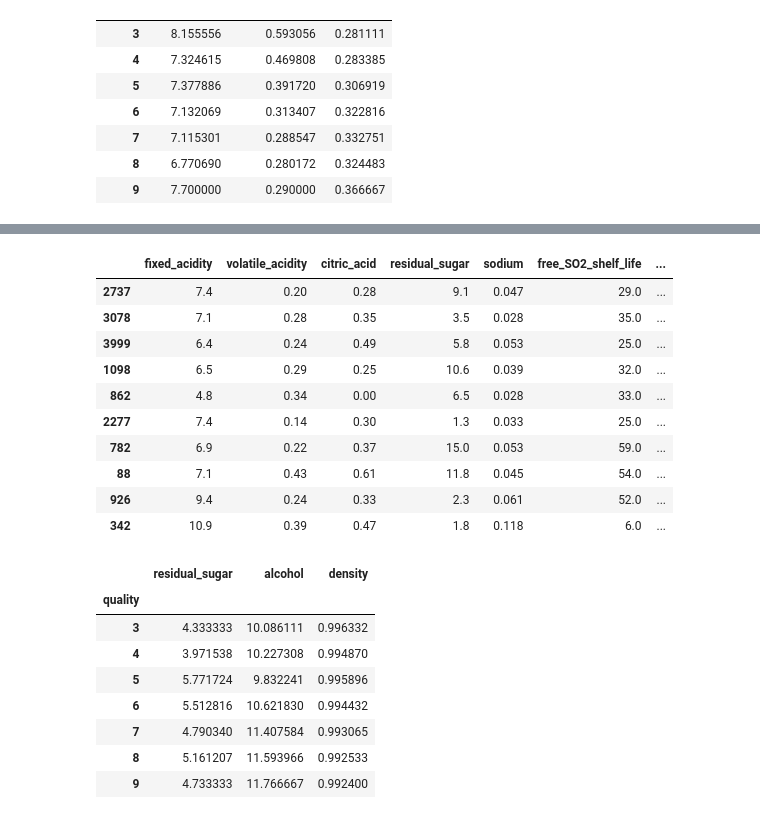
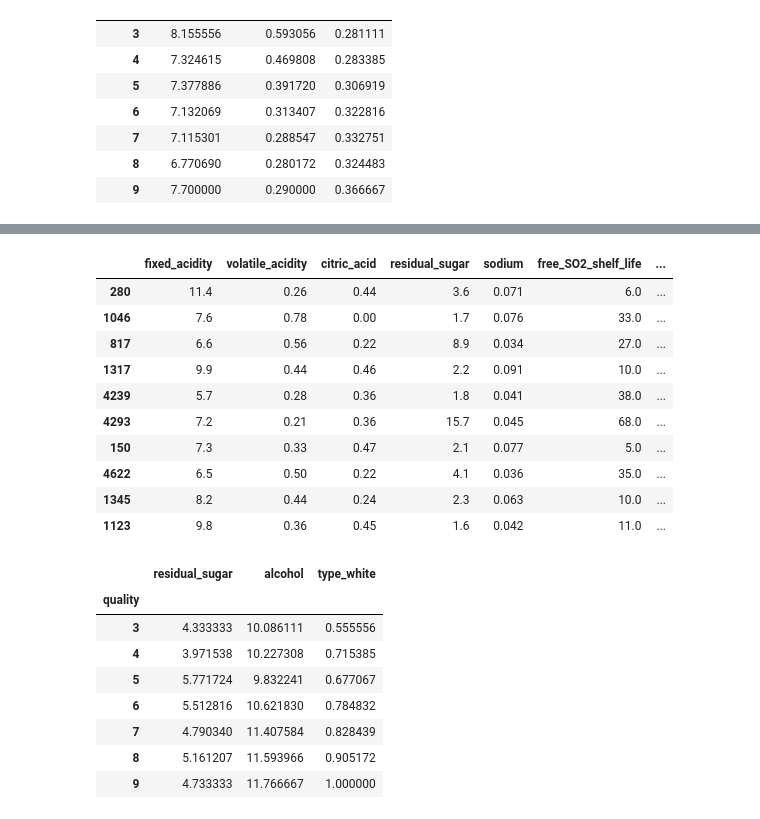
Before and after one commit to OKPTaylor/wine-quality-predictor, a Jupyter notebook: explore_ali.ipynb, the cells around one changed output, grey strips where cells are left out. Saved outputs shown, nothing was run; the diff lists cells and outputs as text; code cells hidden in the pictures.

```diff
--- a/explore_ali.ipynb
+++ b/explore_ali.ipynb
@@ -354,7 +389,7 @@ X_train_scaled.head()
 # make and fit the kmeans thing
 # make
 
-kmeans = KMeans(n_clusters=3, random_state=123)
+kmeans = KMeans(n_clusters=2, random_state=123)
 
 # fit on X
 kmeans.fit(X_train_scaled[['fixed_acidity', 'volatile_acidity','citric_acid']])
@@ -428,13 +473,13 @@ X_train_scaled.head()
 # make and fit the kmeans thing
 # make
 
-kmeans = KMeans(n_clusters=3, random_state=123)
+kmeans = KMeans(n_clusters=2, random_state=123)
 
 # fit on X
-kmeans.fit(X_train_scaled[['residual_sugar', 'alcohol','density']])
+kmeans.fit(X_train_scaled[['residual_sugar', 'alcohol','type_white']])
 
 # use on X
-pred_set_2 = kmeans.predict(X_train_scaled[['residual_sugar', 'alcohol','density']])
+pred_set_2 = kmeans.predict(X_train_scaled[['residual_sugar', 'alcohol','type_white']])
 # %%
 # add cluster prediction back onto X_train and X_train_scaled dataframe
 
@@ -444,26 +489,26 @@ X_train_scaled['cluster_set_2'] = pred_set_2
 X_train.sample(10)
 # %% [output]
 |  | fixed_acidity | volatile_acidity | citric_acid | residual_sugar | sodium | free_SO2_shelf_life | ... |
-| 2737 | 7.4 | 0.20 | 0.28 | 9.1 | 0.047 | 29.0 | ... |
-| 3078 | 7.1 | 0.28 | 0.35 | 3.5 | 0.028 | 35.0 | ... |
-| 3999 | 6.4 | 0.24 | 0.49 | 5.8 | 0.053 | 25.0 | ... |
-| 1098 | 6.5 | 0.29 | 0.25 | 10.6 | 0.039 | 32.0 | ... |
-| 862 | 4.8 | 0.34 | 0.00 | 6.5 | 0.028 | 33.0 | ... |
-| 2277 | 7.4 | 0.14 | 0.30 | 1.3 | 0.033 | 25.0 | ... |
-| 782 | 6.9 | 0.22 | 0.37 | 15.0 | 0.053 | 59.0 | ... |
-| 88 | 7.1 | 0.43 | 0.61 | 11.8 | 0.045 | 54.0 | ... |
-| 926 | 9.4 | 0.24 | 0.33 | 2.3 | 0.061 | 52.0 | ... |
-| 342 | 10.9 | 0.39 | 0.47 | 1.8 | 0.118 | 6.0 | ... |
+| 280 | 11.4 | 0.26 | 0.44 | 3.6 | 0.071 | 6.0 | ... |
+| 1046 | 7.6 | 0.78 | 0.00 | 1.7 | 0.076 | 33.0 | ... |
+| 817 | 6.6 | 0.56 | 0.22 | 8.9 | 0.034 | 27.0 | ... |
+| 1317 | 9.9 | 0.44 | 0.46 | 2.2 | 0.091 | 10.0 | ... |
+| 4239 | 5.7 | 0.28 | 0.36 | 1.8 | 0.041 | 38.0 | ... |
+| 4293 | 7.2 | 0.21 | 0.36 | 15.7 | 0.045 | 68.0 | ... |
+| 150 | 7.3 | 0.33 | 0.47 | 2.1 | 0.077 | 5.0 | ... |
+| 4622 | 6.5 | 0.50 | 0.22 | 4.1 | 0.036 | 35.0 | ... |
+| 1345 | 8.2 | 0.44 | 0.24 | 2.3 | 0.063 | 10.0 | ... |
+| 1123 | 9.8 | 0.36 | 0.45 | 1.6 | 0.042 | 11.0 | ... |
 # %%
 # visualize first numerically
-X_train.groupby('quality')['residual_sugar', 'alcohol','density'].mean()
+X_train.groupby('quality')['residual_sugar', 'alcohol','type_white'].mean()
 # %% [output]
-|  | residual_sugar | alcohol | density |
+|  | residual_sugar | alcohol | type_white |
 | quality |  |  |  |
-| 3 | 4.333333 | 10.086111 | 0.996332 |
-| 4 | 3.971538 | 10.227308 | 0.994870 |
-| 5 | 5.771724 | 9.832241 | 0.995896 |
-| 6 | 5.512816 | 10.621830 | 0.994432 |
-| 7 | 4.790340 | 11.407584 | 0.993065 |
-| 8 | 5.161207 | 11.593966 | 0.992533 |
-| 9 | 4.733333 | 11.766667 | 0.992400 |
+| 3 | 4.333333 | 10.086111 | 0.555556 |
+| 4 | 3.971538 | 10.227308 | 0.715385 |
+| 5 | 5.771724 | 9.832241 | 0.677067 |
+| 6 | 5.512816 | 10.621830 | 0.784832 |
+| 7 | 4.790340 | 11.407584 | 0.828439 |
+| 8 | 5.161207 | 11.593966 | 0.905172 |
+| 9 | 4.733333 | 11.766667 | 1.000000 |
```
Also changed, not shown: parts of 42 cells of this notebook, 1 other file.
